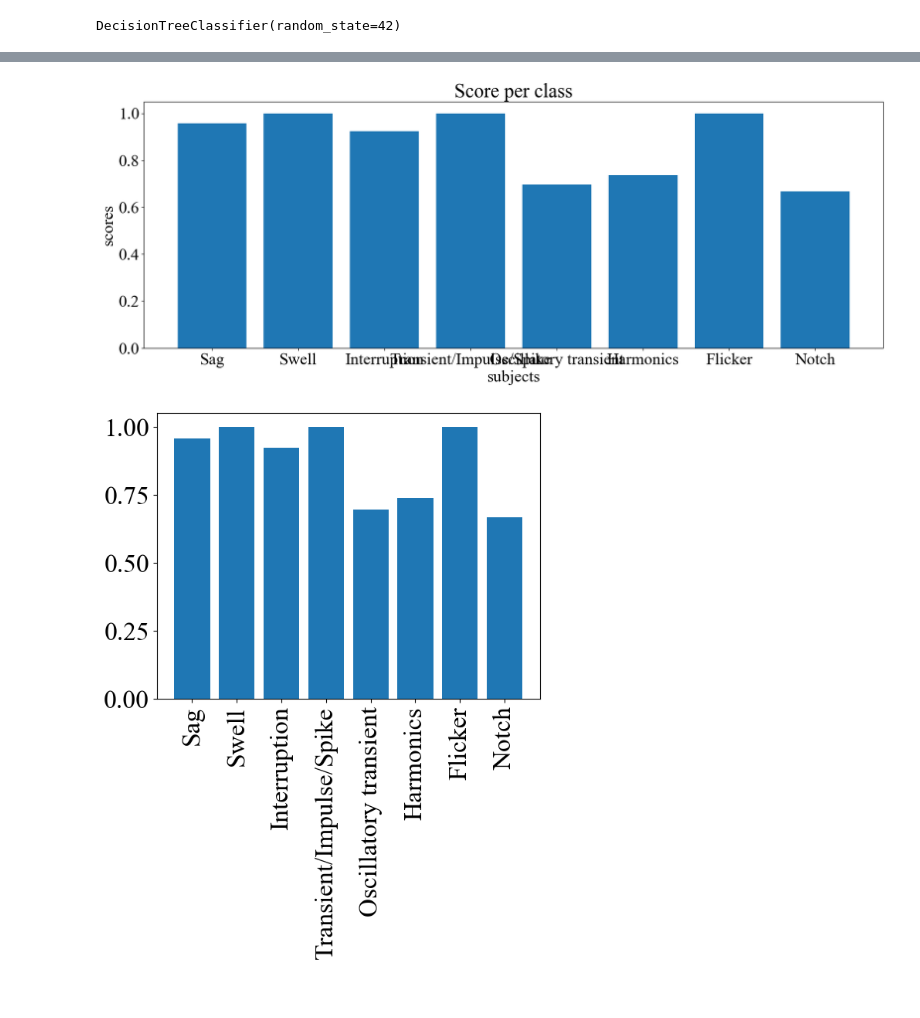
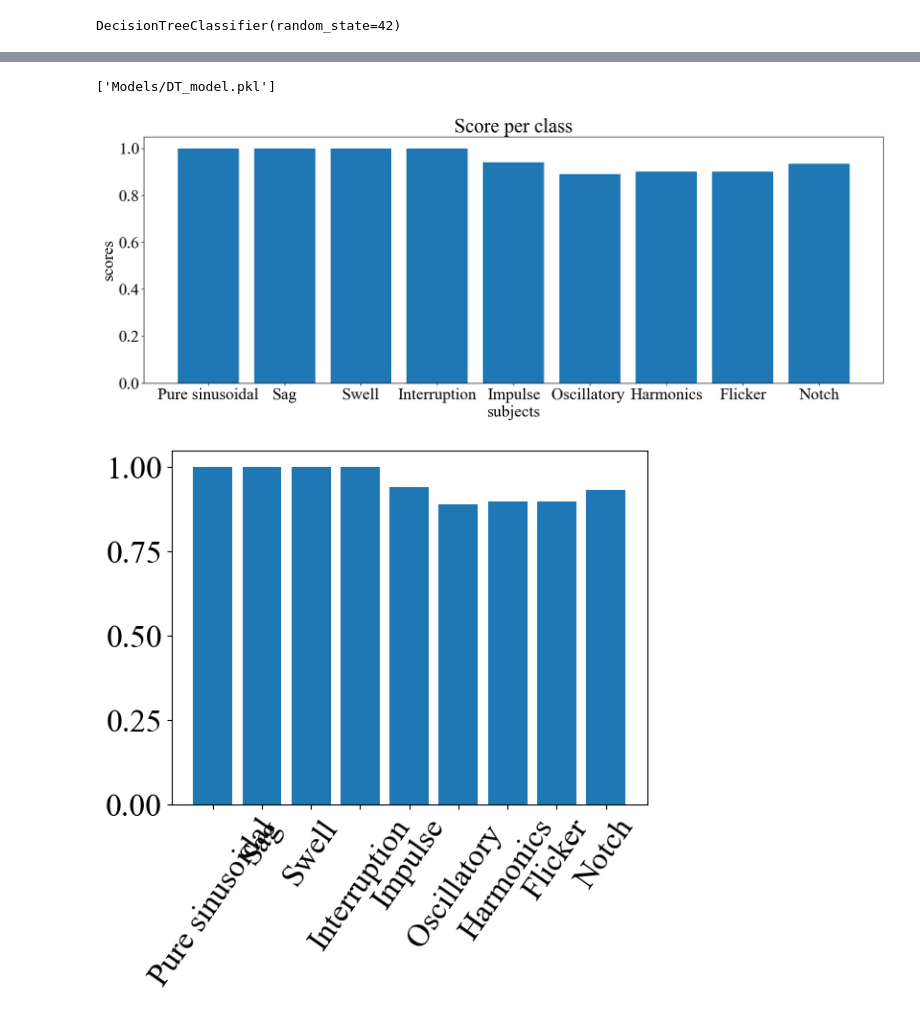
Before and after one commit to Micke1995/PQ_SyDa, a Jupyter notebook: Dtree.ipynb, the cells around one changed output, grey strips where cells are left out. Saved outputs shown, nothing was run; the diff lists cells and outputs as text; code cells hidden in the pictures.

```diff
--- a/Dtree.ipynb
+++ b/Dtree.ipynb
@@ -9,8 +10,8 @@ import matplotlib.pyplot as plt
 plt.rcParams.update({'font.size': 24})
 plt.rcParams["font.family"] = "Times New Roman"
 # %%
-catalog=['Pure sinusoidal', 'Sag', 'Swell','Interruption','Transient/Impulse/Spike',
-         'Oscillatory transient','Harmonics','Harmonics with Sag', 'Harmonics with Swell',
+catalog=['Pure sinusoidal', 'Sag', 'Swell','Interruption','Impulse',#Transient/Spike/
+         'Oscillatory ','Harmonics','Harmonics with Sag', 'Harmonics with Swell',#transient
          'Flicker', 'Flicker with Sag', 'Flicker with Swell', 'Sag with Oscillatory transient',
          'Swell with Oscillatory transient', 'Sag with Harmonics', 'Swell with Harmonics', 'Notch',
          'Harmonics with Sag with Flicker', 'Harmonics with Swell with Flicker',  'Sag with Harmonics with Flicker',
@@ -27,12 +28,12 @@ mpc= fs/freq
 Model = PQ(Cicles=ciclos,FS=fs,Frecuency=freq,InicioDisturbio=0,PeriodoDisturbio=5)
 t = np.linspace(0,ciclos/freq,int(mpc*ciclos))
 # %%
-Signal_List = [1,2,3,4,5,6,9,16] #[1,2,3,4,5]#
+Signal_List = [0,1,2,3,4,5,6,9,16] #[1,2,3,4,5]#
 Sig_names = list(np.array(catalog)[Signal_List])
 Signas_perEvent=50
 a = Model.PQselectivo(Signas_perEvent,Signal_List)
 # %%
-raw_data,raw_y=build_featdata(a)
+raw_data,raw_y=build_featdata(a,Signal_List)
 X_train, X_val, y_train, y_val = train_test_split(raw_data,raw_y, test_size=0.2, random_state=42)
 # %%
 clf = DecisionTreeClassifier(random_state=42)
@@ -69,0 +76,6 @@ weighted avg       0.88      0.88      0.88        80
+# %%
+joblib.dump(clf, 'Models/DT_model.pkl')
+
+# clf2 = joblib.load('Models/decision_tree_model.pkl')
+# %% [output]
+['Models/DT_model.pkl']
@@ -79,14 +93,14 @@ ax.set_ylabel('scores')
 ax.set_xlabel('subjects')
 ax.set_title('Score per class')
 
-plt.savefig('barplot_DecisionTree.png',dpi=200, format='png', bbox_inches='tight')
+plt.savefig('Figures/barplot_DecisionTree.png',dpi=200, format='png', bbox_inches='tight')
 plt.show()
 # %% [output]
-[figure, old version]
+[figure, new version]
 # %%
 y_pos = range(len(Sig_names))
 plt.bar(y_pos, f1)
-plt.xticks(y_pos, Sig_names, rotation=90)
+plt.xticks(y_pos, Sig_names, rotation=55)
 plt.show()
 # %% [output]
-[figure, old version]
+[figure, new version]
```
Also changed, not shown: parts of 4 cells of this notebook, 10 other files.
